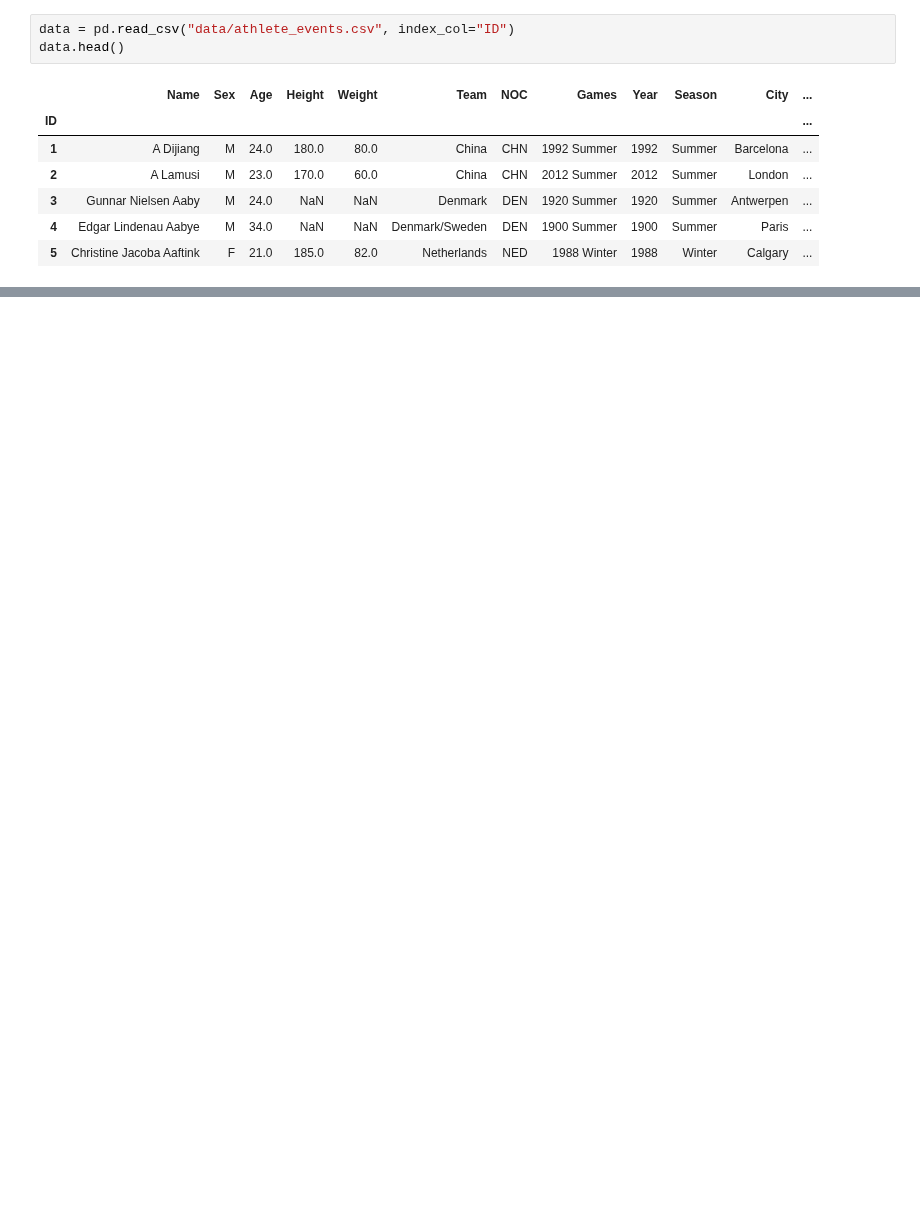
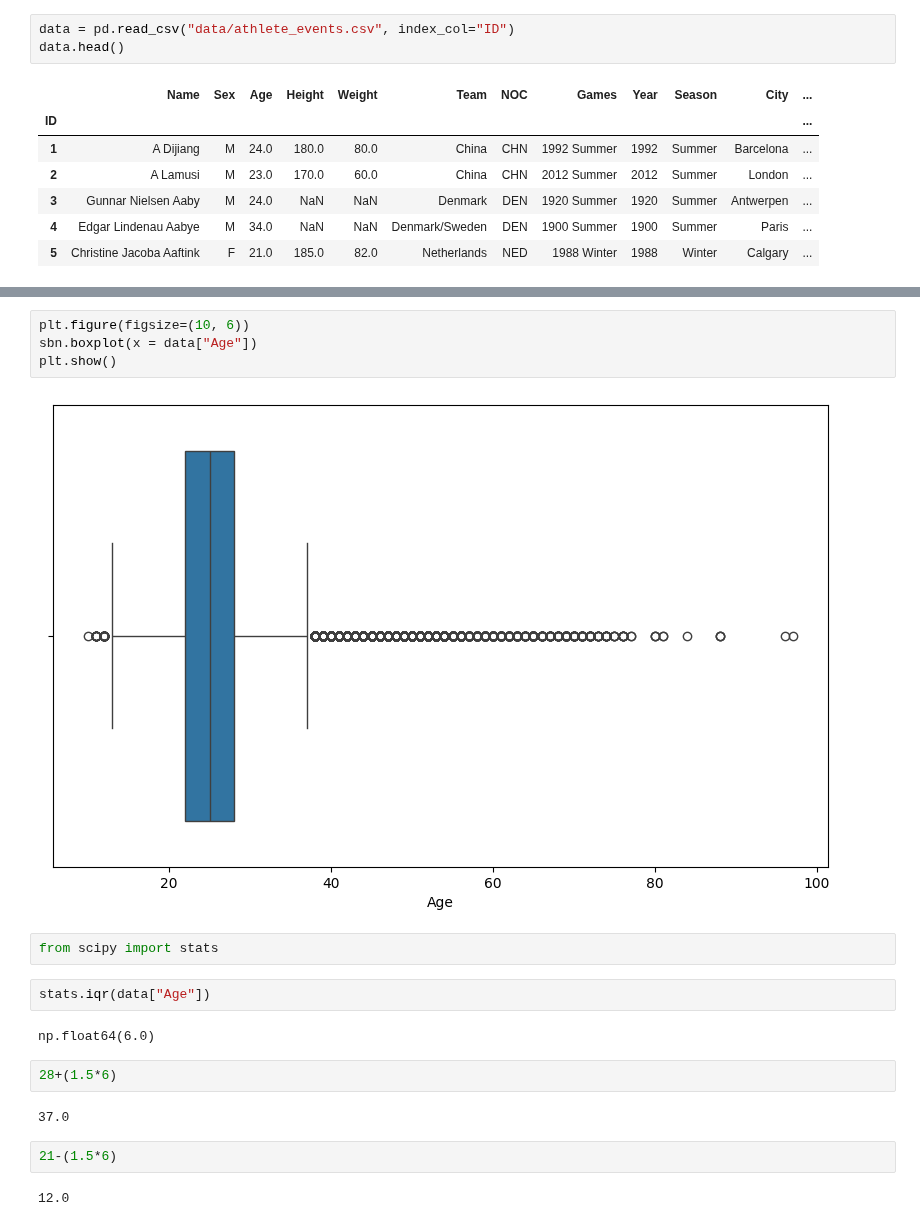
Before and after one commit to GhostRiderDev/OlympicStudio, a Jupyter notebook: main.ipynb, the cells around one changed output, grey strips where cells are left out. Saved outputs shown, nothing was run; the diff lists cells and outputs as text; blank space fills up the shorter version.

```diff
--- a/main.ipynb
+++ b/main.ipynb
@@ -13,0 +166,20 @@ data.head()
+# %%
+plt.figure(figsize=(10, 6))
+sbn.boxplot(x = data["Age"])
+plt.show()
+# %% [output]
+[figure, added]
+# %%
+from scipy import stats
+# %%
+stats.iqr(data["Age"])
+# %% [output]
+np.float64(6.0)
+# %%
+28+(1.5*6)
+# %% [output]
+37.0
+# %%
+21-(1.5*6)
+# %% [output]
+12.0
```
Also changed, not shown: parts of 38 cells of this notebook, 1 other file.
